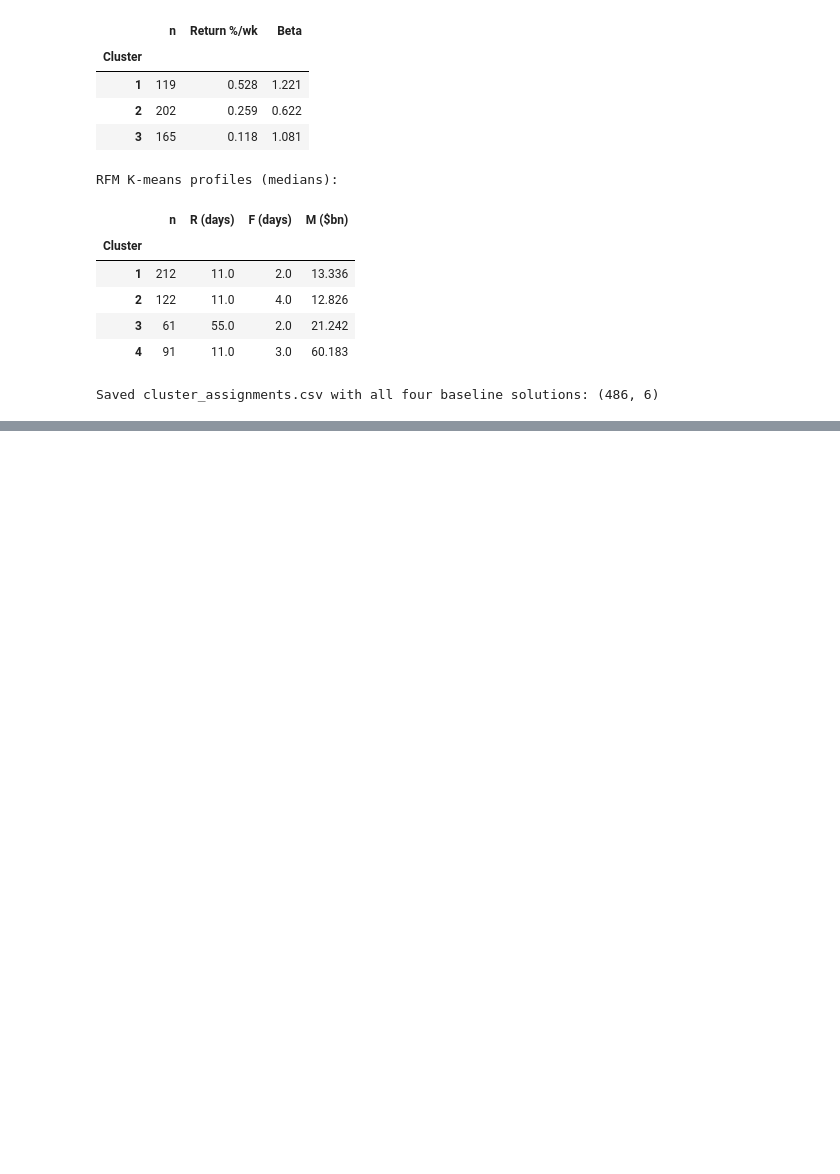
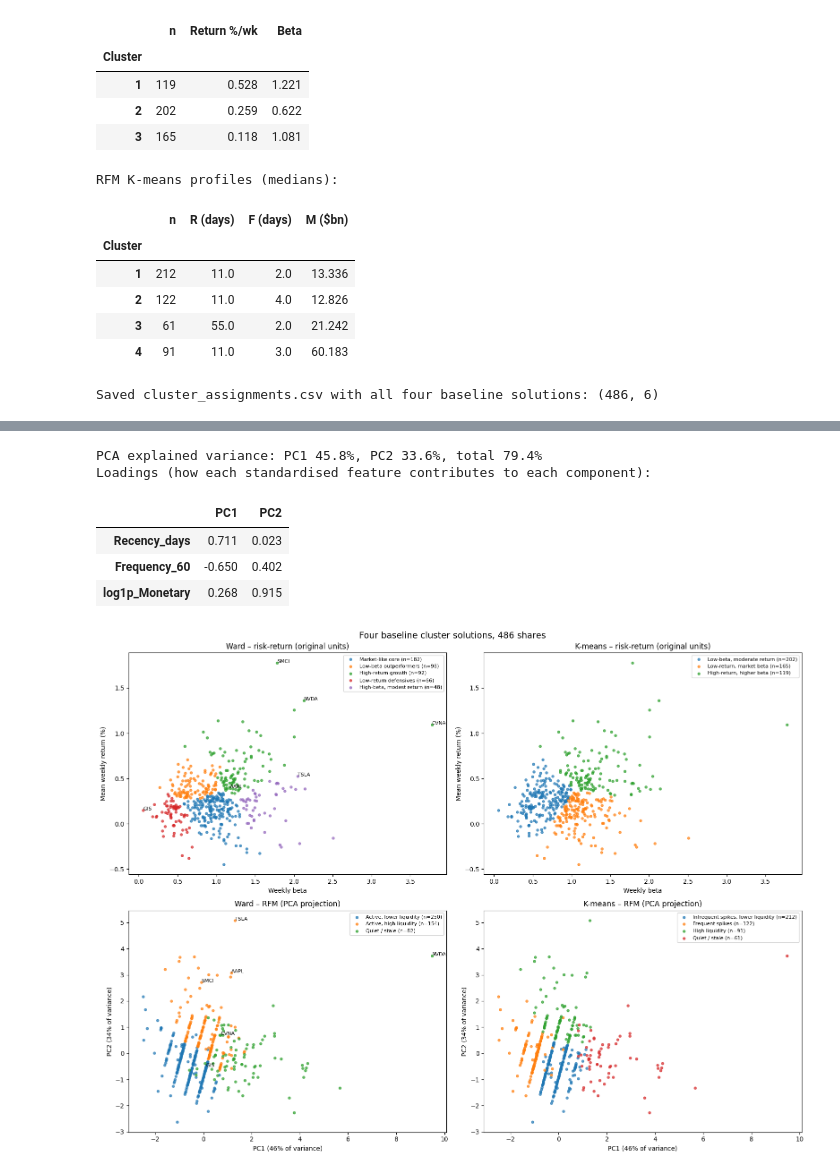
Before and after one commit to Dheena2411/CRM-CM-CW1, a Jupyter notebook: CRM&CM_CW1_T1_T2.ipynb, the cells around one changed output, grey strips where cells are left out. Cells and saved outputs as stored; diff of their text form; code cells hidden in the pictures; blank space fills up the shorter version.

Commit message:
Task 2.4: named profiles, PCA visualisation and algorithm comparison

```diff
--- a/CRM&CM_CW1_T1_T2.ipynb
+++ b/CRM&CM_CW1_T1_T2.ipynb
@@ -1380,0 +1444,43 @@ Saved cluster_assignments.csv with all four baseline solutions: (486, 6)
+# %%
+from sklearn.decomposition import PCA
+
+pca = PCA(n_components=2, random_state=SEED)
+rfm_2d = pd.DataFrame(pca.fit_transform(Z_rfm), index=common.index, columns=["PC1", "PC2"])
+ev = pca.explained_variance_ratio_
+loadings = pd.DataFrame(pca.components_.T, index=Z_rfm.columns, columns=["PC1", "PC2"]).round(3)
+print(f"PCA explained variance: PC1 {ev[0]:.1%}, PC2 {ev[1]:.1%}, total {ev.sum():.1%}")
+print("Loadings (how each standardised feature contributes to each component):")
+display(loadings)
+
+fig, axes = plt.subplots(2, 2, figsize=(16, 12))
+panels = [
+    (axes[0, 0], "ward_rr",    orig["Beta"], orig["Return %/wk"], "Weekly beta", "Mean weekly return (%)", "Ward – risk-return (original units)"),
+    (axes[0, 1], "kmeans_rr",  orig["Beta"], orig["Return %/wk"], "Weekly beta", "Mean weekly return (%)", "K-means – risk-return (original units)"),
+    (axes[1, 0], "ward_rfm",   rfm_2d["PC1"], rfm_2d["PC2"], f"PC1 ({ev[0]:.0%} of variance)", f"PC2 ({ev[1]:.0%} of variance)", "Ward – RFM (PCA projection)"),
+    (axes[1, 1], "kmeans_rfm", rfm_2d["PC1"], rfm_2d["PC2"], f"PC1 ({ev[0]:.0%} of variance)", f"PC2 ({ev[1]:.0%} of variance)", "K-means – RFM (PCA projection)"),
+]
+for ax, col, x, y, xl, yl, title in panels:
+    for name in named[col].value_counts().index:
+        m = named[col] == name
+        ax.scatter(x[m], y[m], s=14, alpha=0.7, label=f"{name} (n={m.sum()})")
+    ax.set(title=title, xlabel=xl, ylabel=yl)
+    ax.legend(fontsize=8, loc="best")
+
+# Label a few well-known or extreme shares for orientation
+for t in ["NVDA", "TSLA", "AAPL", "SMCI", "CVNA", "GIS"]:
+    if t in common.index:
+        axes[0, 0].annotate(t, (orig.loc[t, "Beta"], orig.loc[t, "Return %/wk"]), fontsize=8)
+        axes[1, 0].annotate(t, (rfm_2d.loc[t, "PC1"], rfm_2d.loc[t, "PC2"]), fontsize=8)
+
+plt.suptitle(f"Four baseline cluster solutions, {len(common)} shares", fontsize=14)
+plt.tight_layout()
+plt.savefig("fig_2_4_cluster_scatter.png", dpi=150, bbox_inches="tight")
+plt.show()
+# %% [output]
+PCA explained variance: PC1 45.8%, PC2 33.6%, total 79.4%
+Loadings (how each standardised feature contributes to each component):
+|  | PC1 | PC2 |
+| Recency_days | 0.711 | 0.023 |
+| Frequency_60 | -0.650 | 0.402 |
+| log1p_Monetary | 0.268 | 0.915 |
+[figure, added]
```
Also changed, not shown: parts of 4 cells of this notebook.
